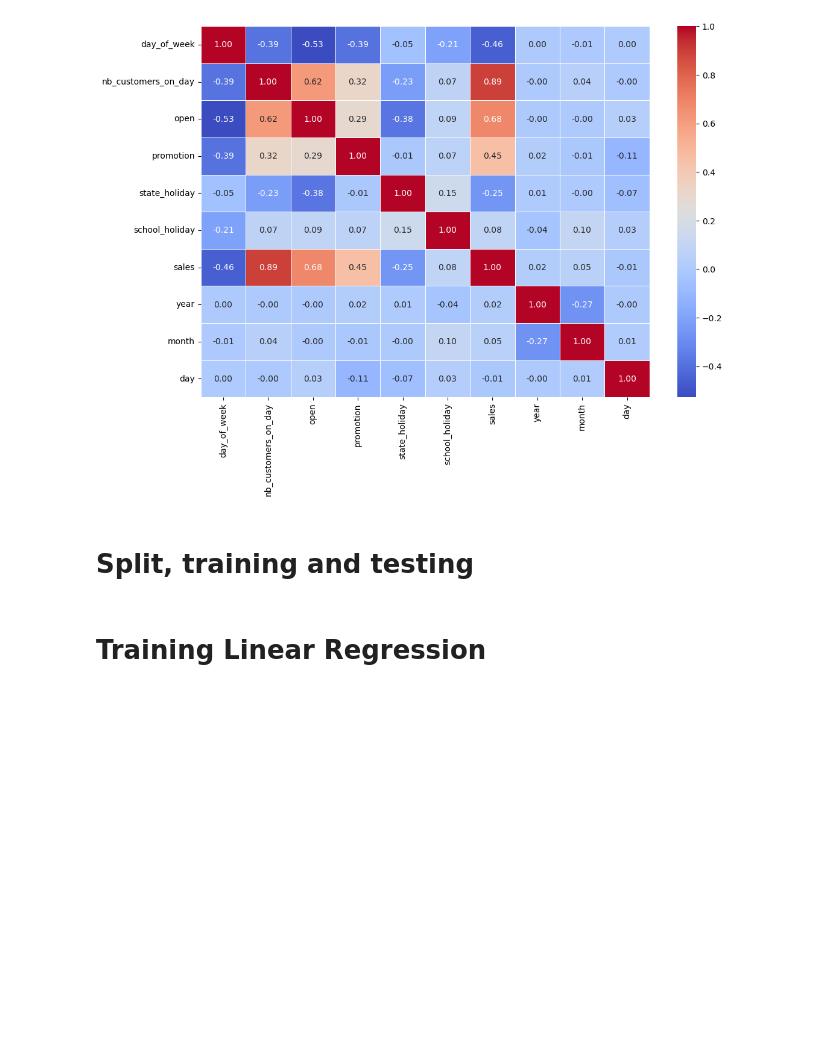
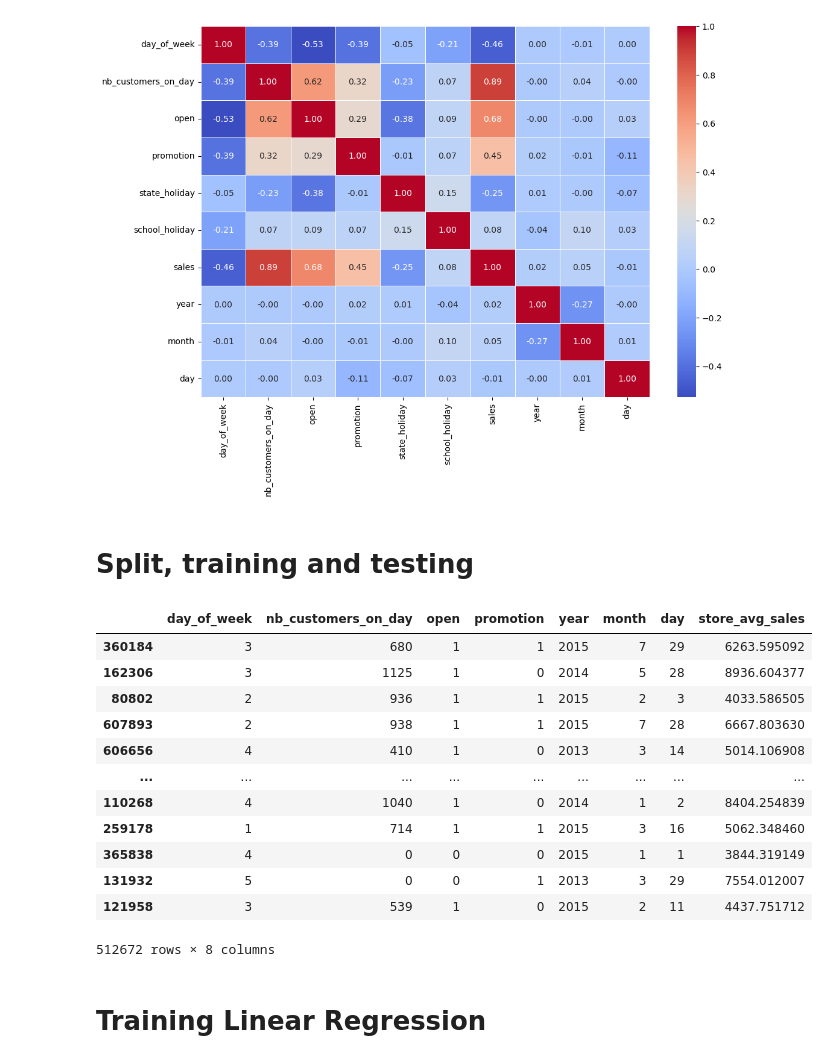
Before and after one commit to fraromlob/mini-project, a Jupyter notebook: code/main.ipynb, the cells around one changed output. Saved outputs shown, nothing was run; the diff lists cells and outputs as text; code cells hidden in the pictures; blank space fills up the shorter version.

```diff
--- a/code/main.ipynb
+++ b/code/main.ipynb
@@ -247,11 +247,30 @@ y = data_shops['sales']
 # %%
 # Split, training and testing
 X_train, X_test, y_train, y_test = train_test_split(X, y, test_size=0.2, random_state=42)
 X_train['store_avg_sales'] = X_train['store_ID'].map(store_means)
 X_test['store_avg_sales'] = X_test['store_ID'].map(store_means)
 
+# Drop the 'store ID' column
 X_train.drop("store_ID", axis=1, inplace=True)
 X_test.drop("store_ID", axis=1, inplace=True)
+X_train
+# Test without the 'nb_customers_day' column
+# X_train.drop("nb_customers_on_day", axis=1, inplace=True)
+# X_test.drop("nb_customers_on_day", axis=1, inplace=True)
+# %% [output]
+|  | day_of_week | nb_customers_on_day | open | promotion | year | month | day | store_avg_sales |
+| 360184 | 3 | 680 | 1 | 1 | 2015 | 7 | 29 | 6263.595092 |
+| 162306 | 3 | 1125 | 1 | 0 | 2014 | 5 | 28 | 8936.604377 |
+| 80802 | 2 | 936 | 1 | 1 | 2015 | 2 | 3 | 4033.586505 |
+| 607893 | 2 | 938 | 1 | 1 | 2015 | 7 | 28 | 6667.803630 |
+| 606656 | 4 | 410 | 1 | 0 | 2013 | 3 | 14 | 5014.106908 |
+| ... | ... | ... | ... | ... | ... | ... | ... | ... |
+| 110268 | 4 | 1040 | 1 | 0 | 2014 | 1 | 2 | 8404.254839 |
+| 259178 | 1 | 714 | 1 | 1 | 2015 | 3 | 16 | 5062.348460 |
+| 365838 | 4 | 0 | 0 | 0 | 2015 | 1 | 1 | 3844.319149 |
+| 131932 | 5 | 0 | 0 | 1 | 2013 | 3 | 29 | 7554.012007 |
+| 121958 | 3 | 539 | 1 | 0 | 2015 | 2 | 11 | 4437.751712 |
+512672 rows × 8 columns
 # %% [markdown]
 # Training Linear Regression
 # %%
```
Also changed, not shown: parts of 3 cells of this notebook, 1 other file.
